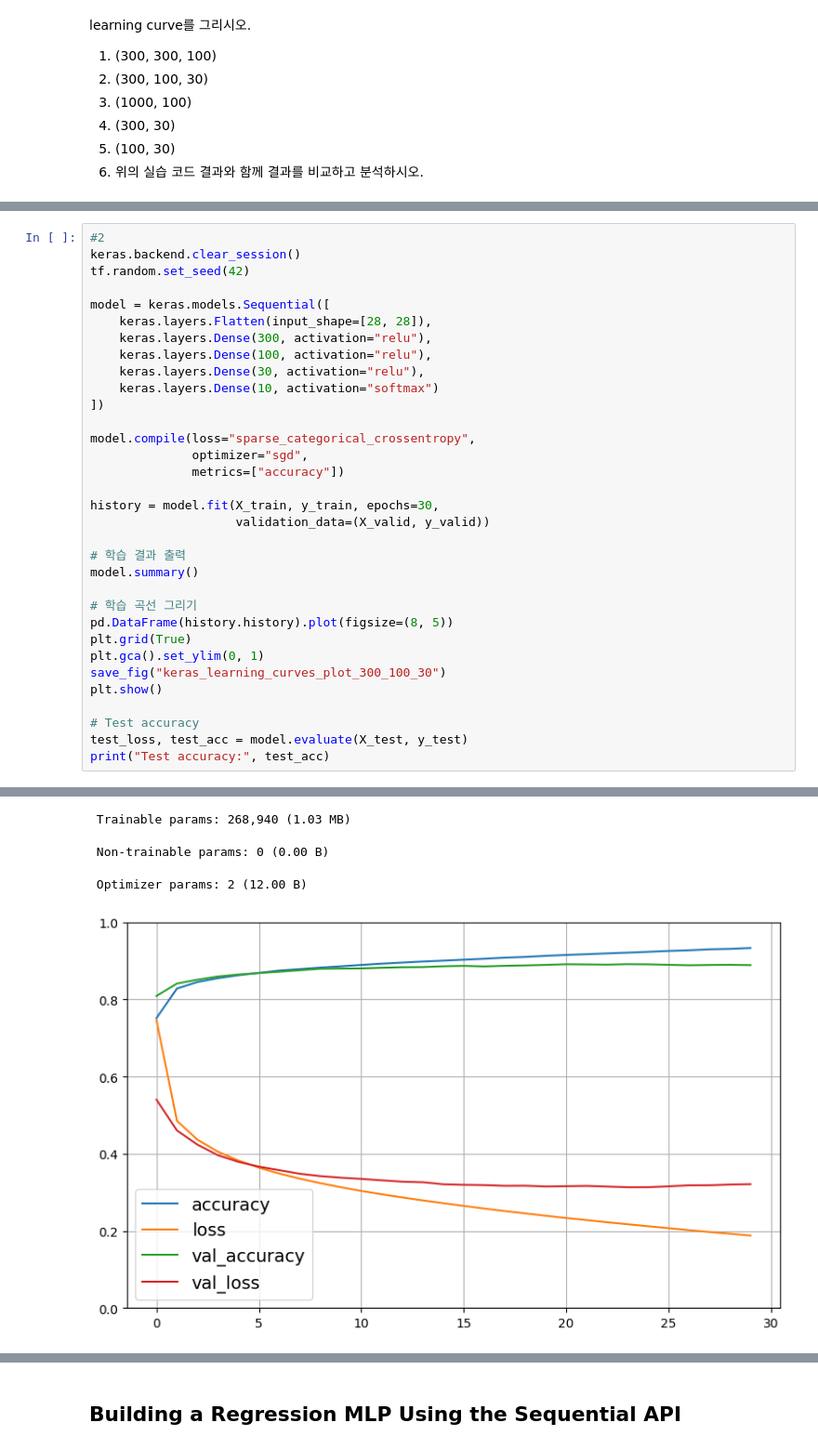
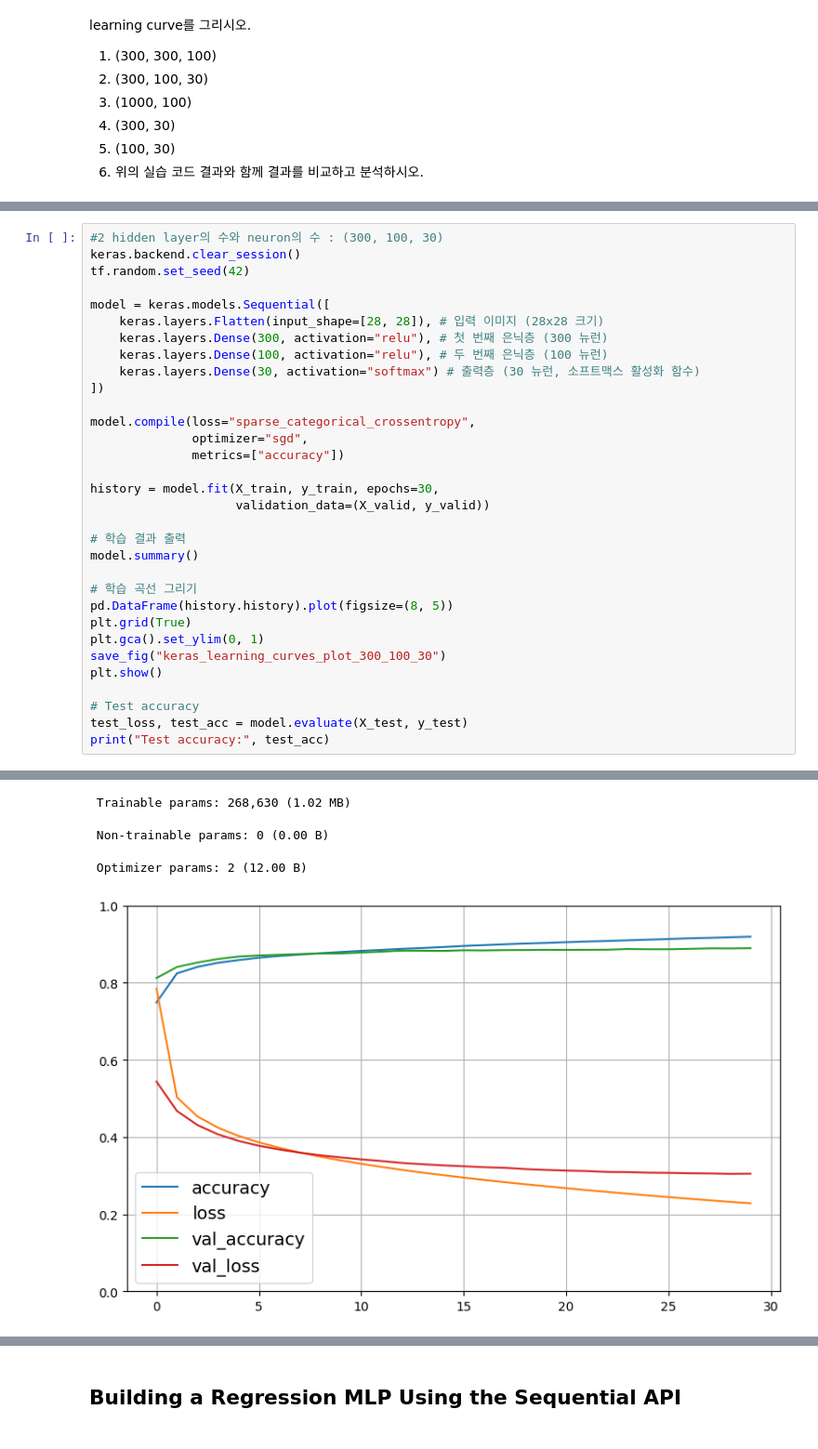
Before and after one commit to KimMinWoooo/Hands-on-ML-repo, a Jupyter notebook: 10_neural_nets_with_keras_2_HW2.ipynb, the cells around one changed output, grey strips where cells are left out. Shown at 93% size. Drawn from its saved outputs; the diff is of its cells as text.

```diff
--- a/10_neural_nets_with_keras_2_HW2.ipynb
+++ b/10_neural_nets_with_keras_2_HW2.ipynb
@@ -399,14 +387,13 @@ Test accuracy: 0.8799999952316284
 # %%
-#2
+#2 hidden layer의 수와 neuron의 수 : (300, 100, 30)
 keras.backend.clear_session()
 tf.random.set_seed(42)
 
 model = keras.models.Sequential([
-    keras.layers.Flatten(input_shape=[28, 28]),
-    keras.layers.Dense(300, activation="relu"),
-    keras.layers.Dense(100, activation="relu"),
-    keras.layers.Dense(30, activation="relu"),
-    keras.layers.Dense(10, activation="softmax")
+    keras.layers.Flatten(input_shape=[28, 28]), # 입력 이미지 (28x28 크기)
+    keras.layers.Dense(300, activation="relu"), # 첫 번째 은닉층 (300 뉴런)
+    keras.layers.Dense(100, activation="relu"), # 두 번째 은닉층 (100 뉴런)
+    keras.layers.Dense(30, activation="softmax") # 출력층 (30 뉴런, 소프트맥스 활성화 함수)
 ])
 
 model.compile(loss="sparse_categorical_crossentropy",
@@ -465,4 +450,4 @@ Model: "sequential"
- Trainable params: 268,940 (1.03 MB)
+ Trainable params: 268,630 (1.02 MB)
  Non-trainable params: 0 (0.00 B)
  Optimizer params: 2 (12.00 B)
-[figure, old version]
+[figure, new version]
```
Also changed, not shown: parts of 19 cells of this notebook.
